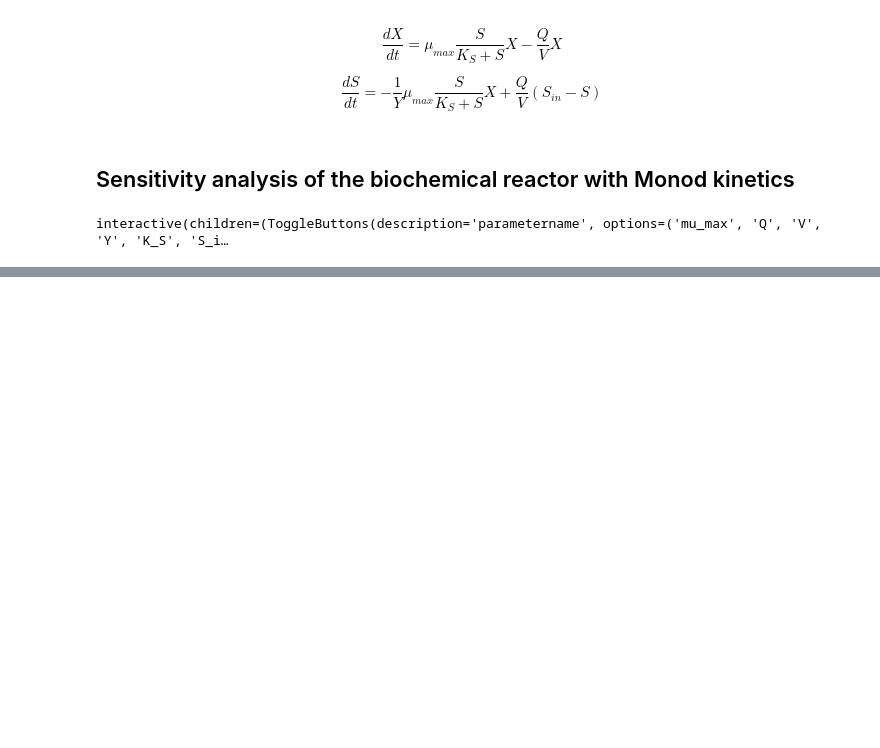
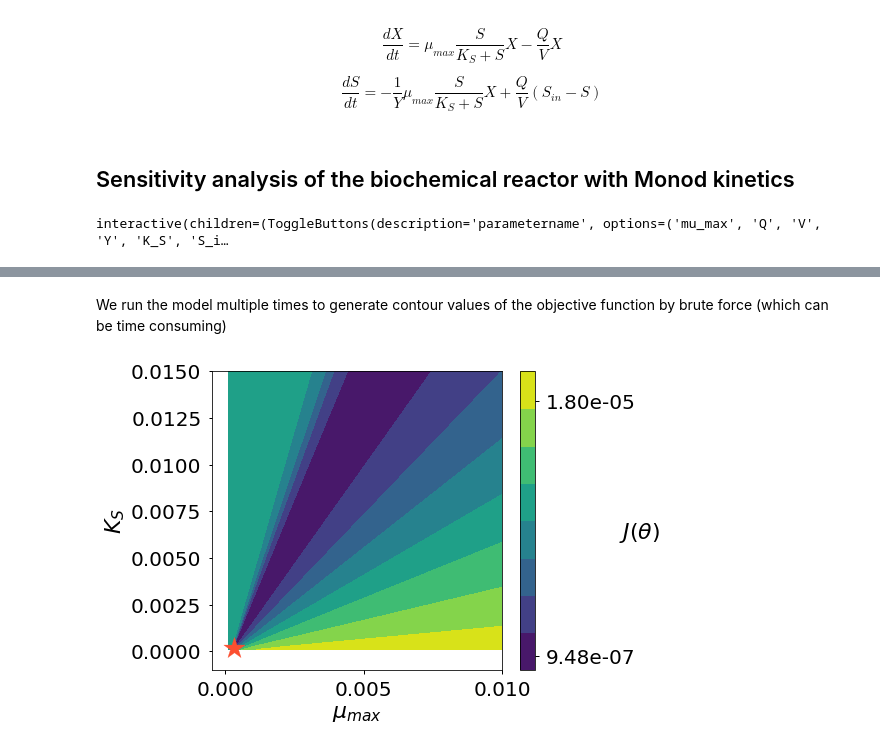
Before and after one commit to davidfernand/modsim_demos, a Jupyter notebook: 2021_2022/monod.ipynb, the cells around one changed output, grey strips where cells are left out. Cells and saved outputs as stored; diff of their text form; code cells hidden in the pictures; blank space fills up the shorter version.

```diff
--- a/2021_2022/monod.ipynb
+++ b/2021_2022/monod.ipynb
@@ -124,0 +180,5 @@ interactive(children=(ToggleButtons(description='parametername', options=('mu_ma
+# %%
+# In case you want to save the data
+#df_noisy.to_csv(os.path.join(os.curdir,'data\df_noisy_normal_monod.csv'), index=True)
+# To load the data that has already been saved
+df_noisy = pd.read_csv(os.path.join(os.curdir,'data\df_noisy_normal_monod.csv'), index_col=0)
@@ -124,0 +187,16 @@ interactive(children=(ToggleButtons(description='parametername', options=('mu_ma
+# %%
+def sim_model(args):
+    mu_max, K_S = args
+    sim = general_functions.model(
+    np.arange(0, total_time, 1000)[::steps], # Timesteps
+    [1e-5, 0], # Initial conditions
+    ['X','S'], # Variable names
+    function_derivatives, # Function derivatives
+    returnDataFrame=True, plotresults=False,
+    # Specify parameter values
+    mu_max=mu_max, Q=1, V=5000, Y=0.5, K_S=K_S, S_in=0.001)
+    return sim
+
+def optimizer(args, obj_func=general_functions.sse, data=df_noisy):
+    sim = sim_model(args)
+    return obj_func(sim[["X", "S"]], data[["X", "S"]])
@@ -124,0 +226,6 @@ interactive(children=(ToggleButtons(description='parametername', options=('mu_ma
+# %% [markdown]
+We run the model multiple times to generate contour values of the objective function by brute force (which can be time consuming)
+# %%
+general_functions.plot_contour_monod(optimizer,optimal_params)
+# %% [output]
+[figure, added]
```
Also changed, not shown: parts of 17 cells of this notebook, 6 other files.
